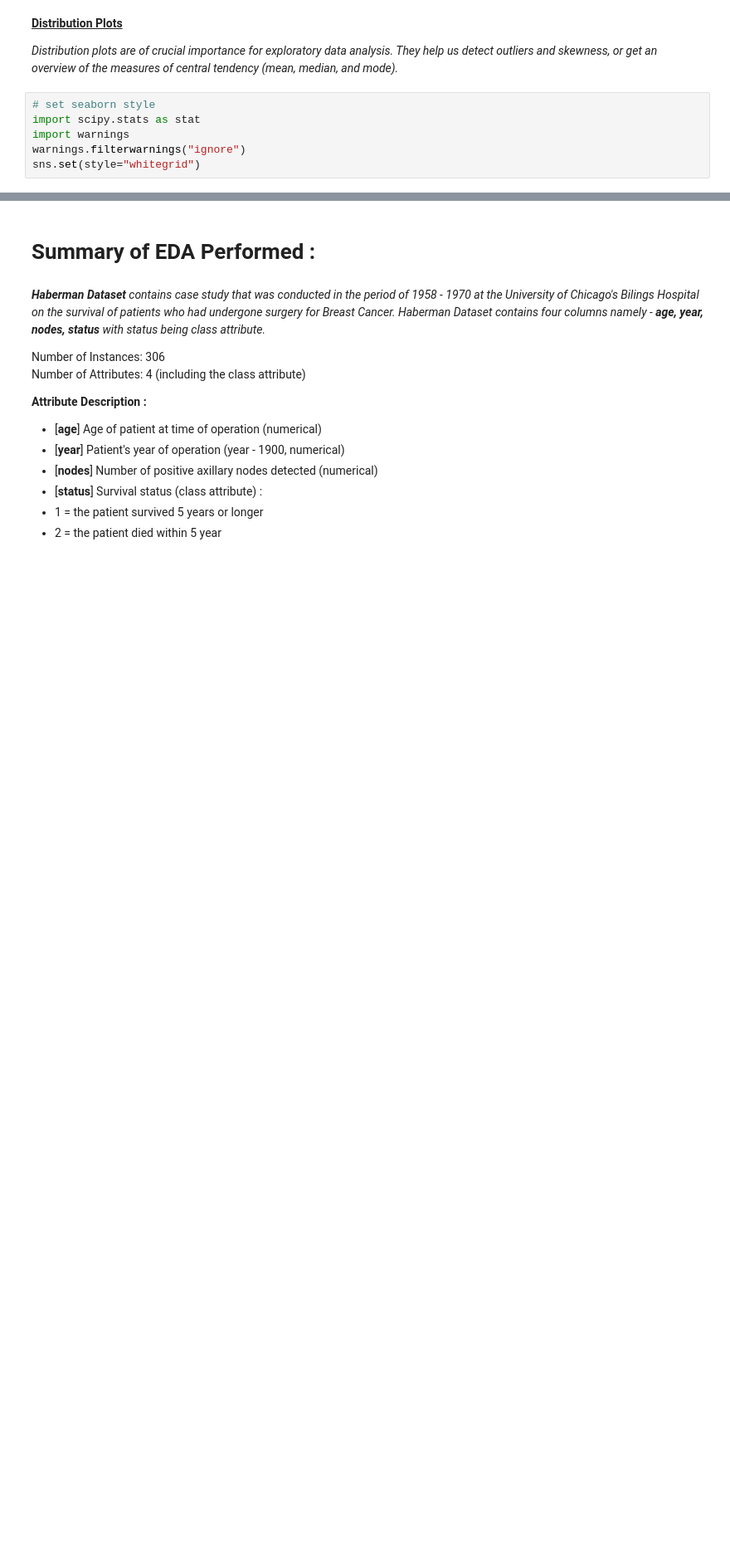
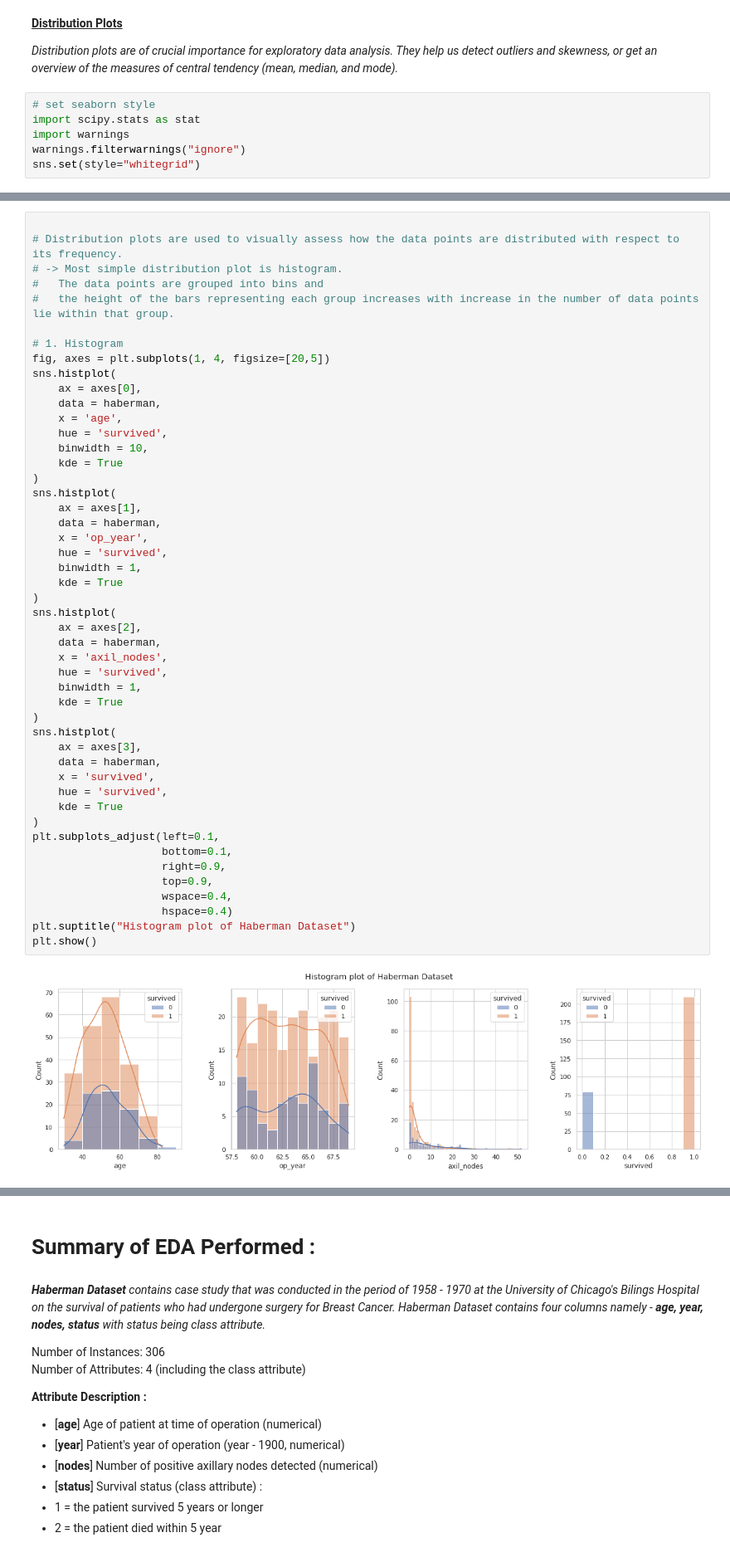
Before and after one commit to rabindramahato3/AppliedAI, a Jupyter notebook: 2_EDA_on_Haberman_Dataset.ipynb, the cells around one changed output, grey strips where cells are left out. Shown at 83% size. Drawn from its saved outputs; the diff is of its cells as text; blank space fills up the shorter version.

```diff
--- a/2_EDA_on_Haberman_Dataset.ipynb
+++ b/2_EDA_on_Haberman_Dataset.ipynb
@@ -1091,0 +356,50 @@ plt.show()
+# %%
+
+# Distribution plots are used to visually assess how the data points are distributed with respect to its frequency.
+# -> Most simple distribution plot is histogram.
+#   The data points are grouped into bins and
+#   the height of the bars representing each group increases with increase in the number of data points lie within that group.
+
+# 1. Histogram
+fig, axes = plt.subplots(1, 4, figsize=[20,5])
+sns.histplot(
+    ax = axes[0],
+    data = haberman,
+    x = 'age',
+    hue = 'survived',
+    binwidth = 10,
+    kde = True
+)
+sns.histplot(
+    ax = axes[1],
+    data = haberman,
+    x = 'op_year',
+    hue = 'survived',
+    binwidth = 1,
+    kde = True
+)
+sns.histplot(
+    ax = axes[2],
+    data = haberman,
+    x = 'axil_nodes',
+    hue = 'survived',
+    binwidth = 1,
+    kde = True
+)
+sns.histplot(
+    ax = axes[3],
+    data = haberman,
+    x = 'survived',
+    hue = 'survived',
+    kde = True
+)
+plt.subplots_adjust(left=0.1,
+                    bottom=0.1,
+                    right=0.9,
+                    top=0.9,
+                    wspace=0.4,
+                    hspace=0.4)
+plt.suptitle("Histogram plot of Haberman Dataset")
+plt.show()
+# %% [output]
+[figure, added]
```
Also changed, not shown: parts of 177 cells of this notebook.
